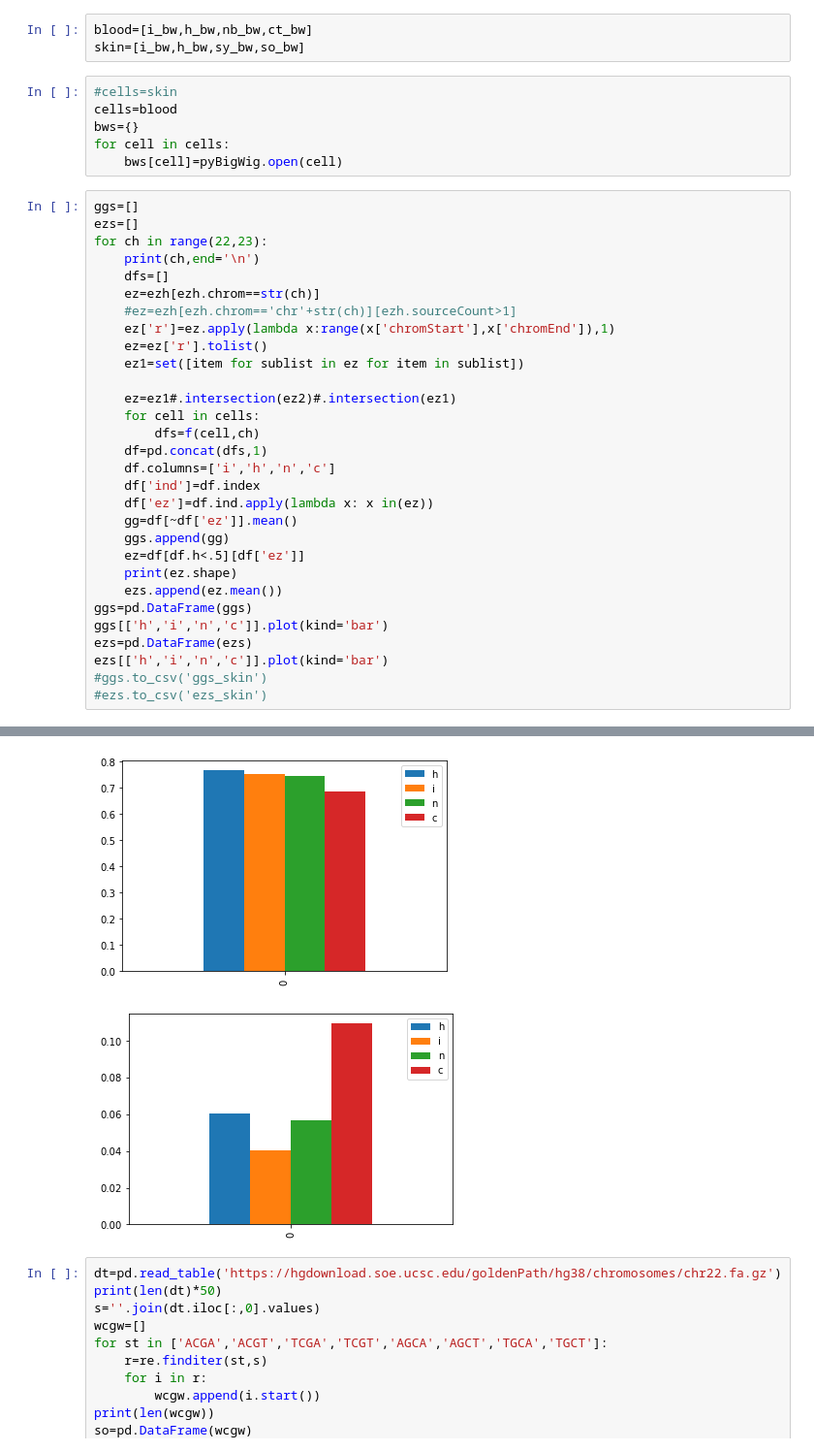
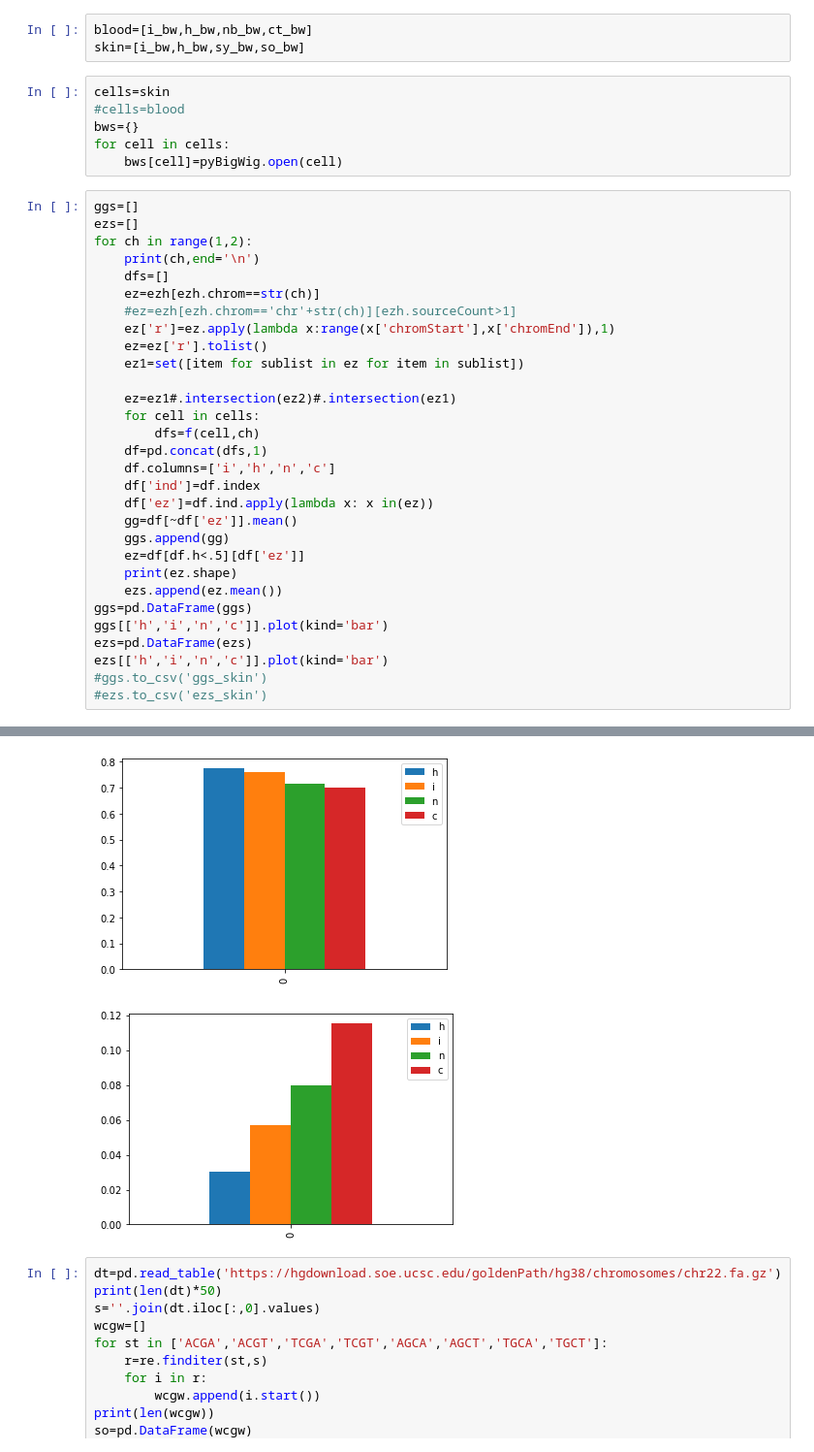
Before and after one commit to moqri/aging_2021, a Jupyter notebook: meth/nbct.ipynb, the cells around one changed output, grey strips where cells are left out. Shown at 97% size. Saved outputs shown, nothing was run; the diff lists cells and outputs as text.

```diff
--- a/meth/nbct.ipynb
+++ b/meth/nbct.ipynb
@@ -50,15 +48,15 @@ ezh.shape
 blood=[i_bw,h_bw,nb_bw,ct_bw]
 skin=[i_bw,h_bw,sy_bw,so_bw]
 # %%
-#cells=skin
-cells=blood
+cells=skin
+#cells=blood
 bws={}
 for cell in cells:
     bws[cell]=pyBigWig.open(cell)
 # %%
 ggs=[]
 ezs=[]
-for ch in range(22,23):
+for ch in range(1,2):
     print(ch,end='\n')
     dfs=[]
     ez=ezh[ezh.chrom==str(ch)]
@@ -100,6 +98,6 @@ See the caveats in the documentation: https://pandas.pydata.org/pandas-docs/stab
 <AxesSubplot:>
-[figure, old version]
+[figure, new version]
-[figure, old version]
+[figure, new version]
 # %%
 dt=pd.read_table('https://hgdownload.soe.ucsc.edu/goldenPath/hg38/chromosomes/chr22.fa.gz')
 print(len(dt)*50)
```
Also changed, not shown: parts of 3 cells of this notebook, 5 other files.
